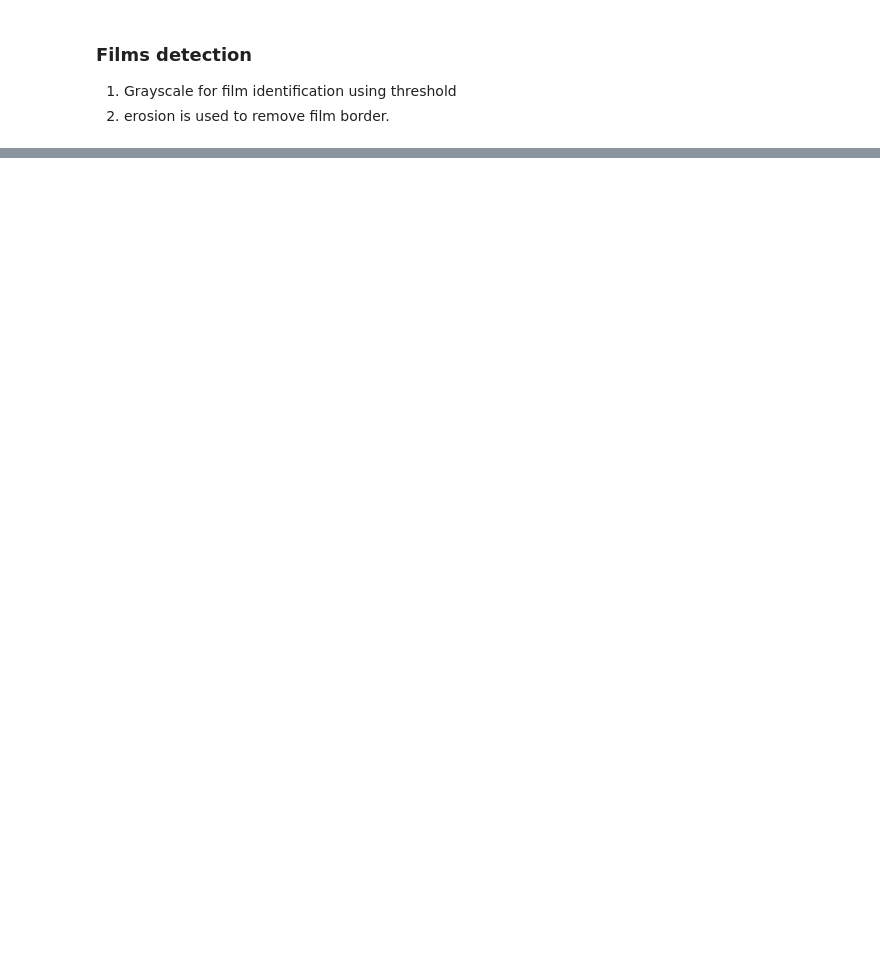
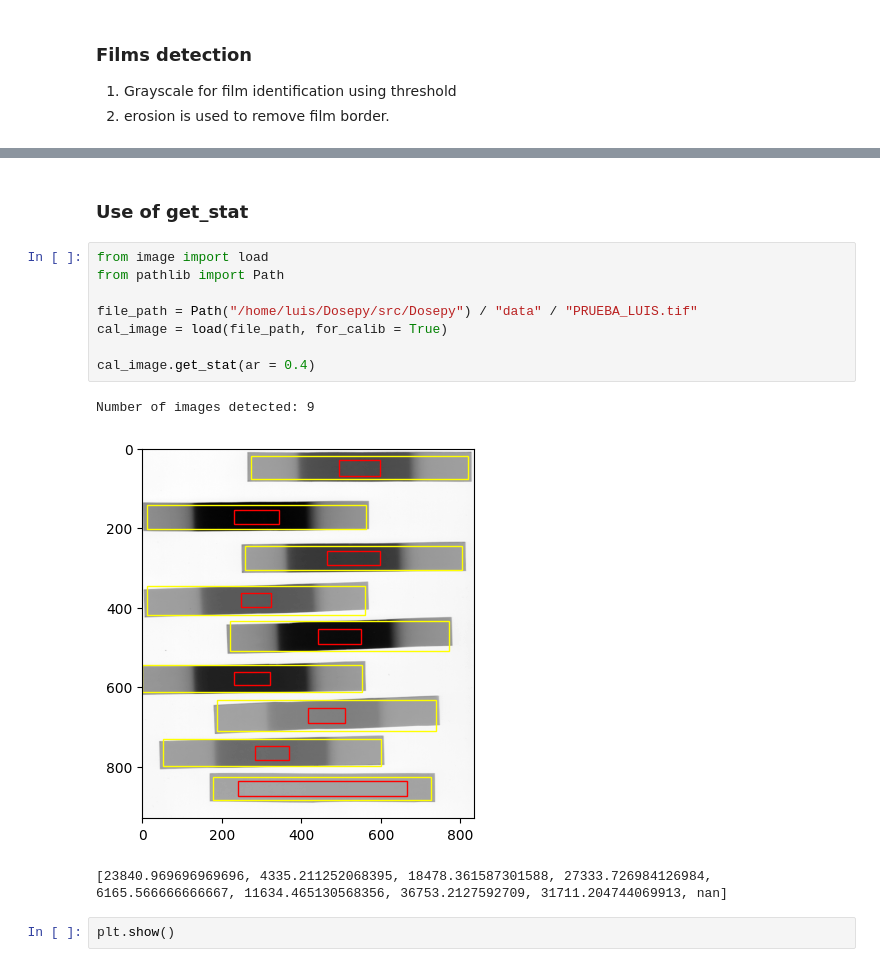
Before and after one commit to LuisOlivaresJ/Dosepy, a Jupyter notebook: src/Dosepy/tools/23NOV.ipynb, the cells around one changed output, grey strips where cells are left out. Drawn from its saved outputs; the diff is of its cells as text; blank space fills up the shorter version.

```diff
--- a/src/Dosepy/tools/23NOV.ipynb
+++ b/src/Dosepy/tools/23NOV.ipynb
@@ -110,0 +79,16 @@ sorted(mean)
+# %% [markdown]
+### Use of get_stat
+# %%
+from image import load
+from pathlib import Path
+
+file_path = Path("/home/luis/Dosepy/src/Dosepy") / "data" / "PRUEBA_LUIS.tif"
+cal_image = load(file_path, for_calib = True)
+
+cal_image.get_stat(ar = 0.4)
+# %% [output]
+Number of images detected: 9
+[figure, added]
+[23840.969696969696, 4335.211252068395, 18478.361587301588, 27333.726984126984, 6165.566666666667, 11634.465130568356, 36753.2127592709, 31711.204744069913, nan]
+# %%
+plt.show()
```
Also changed, not shown: parts of 3 cells of this notebook, 2 other files.
